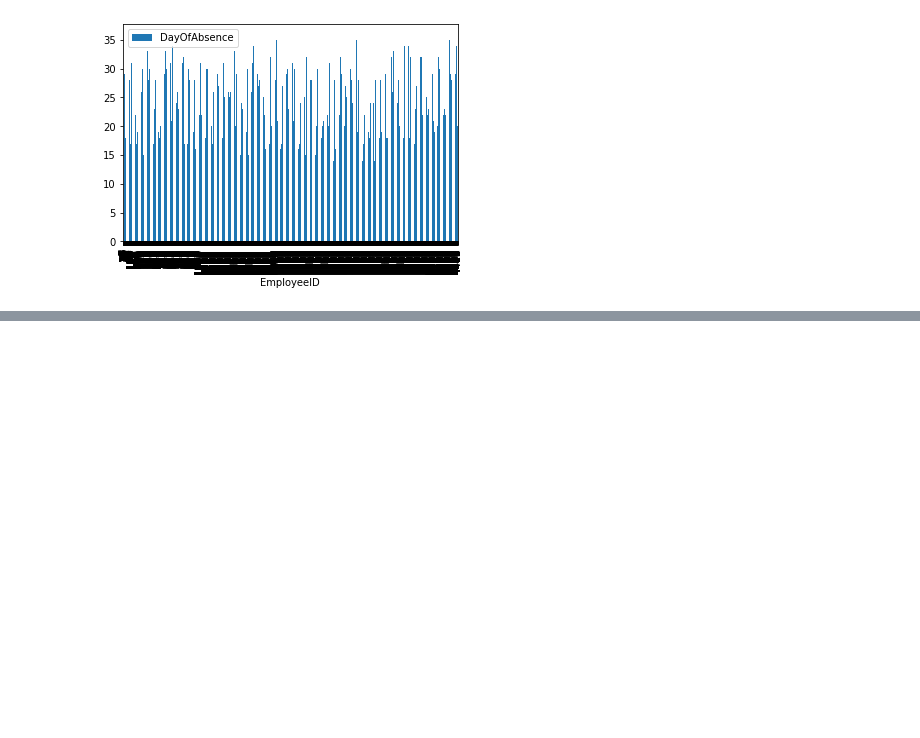
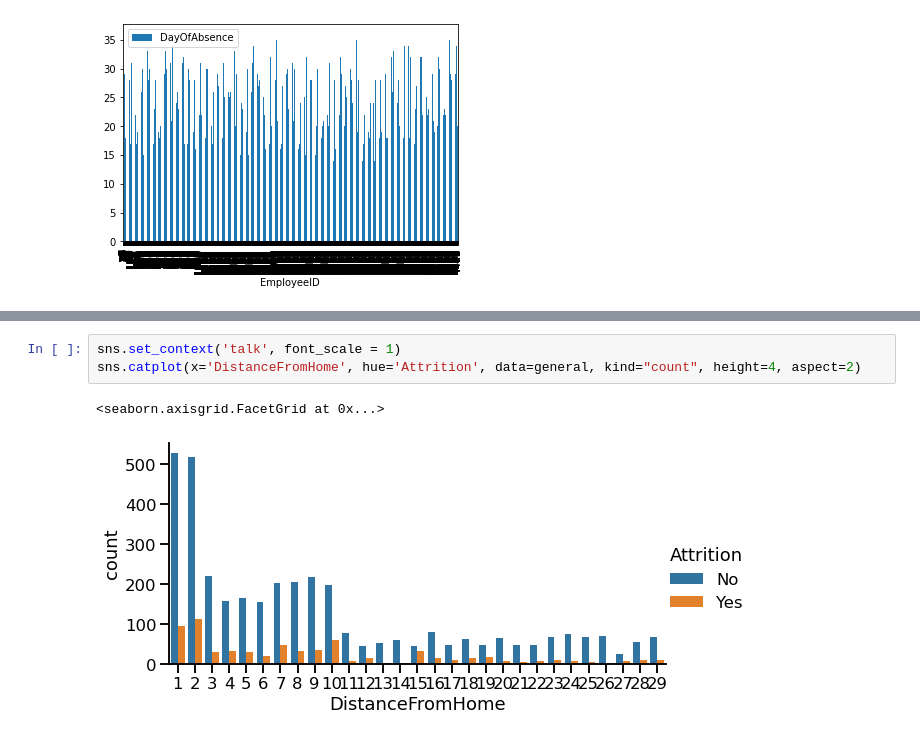
Before and after one commit to Teerath67/Projet-IA, a Jupyter notebook: ProjetIA2.ipynb, the cells around one changed output, grey strips where cells are left out. Saved outputs shown, nothing was run; the diff lists cells and outputs as text; blank space fills up the shorter version.

```diff
--- a/ProjetIA2.ipynb
+++ b/ProjetIA2.ipynb
@@ -464,0 +525,6 @@ general
+# %%
+sns.set_context('talk', font_scale = 1)
+sns.catplot(x='DistanceFromHome', hue='Attrition', data=general, kind="count", height=4, aspect=2)
+# %% [output]
+<seaborn.axisgrid.FacetGrid at 0x...>
+[figure, added]
```
Also changed, not shown: parts of 6 cells of this notebook.
